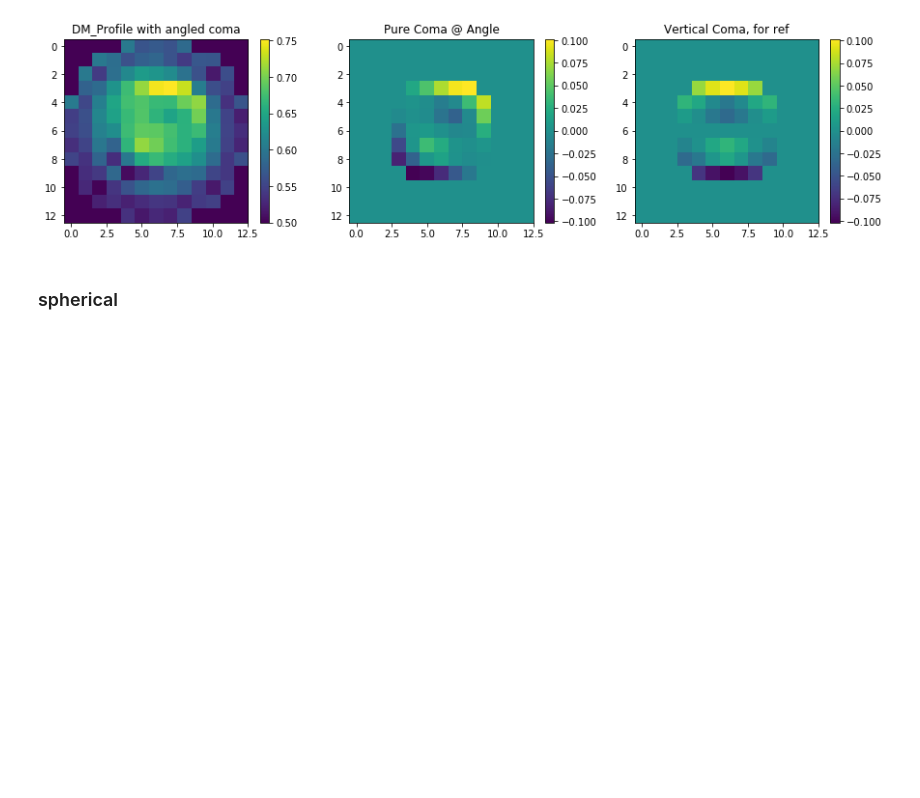
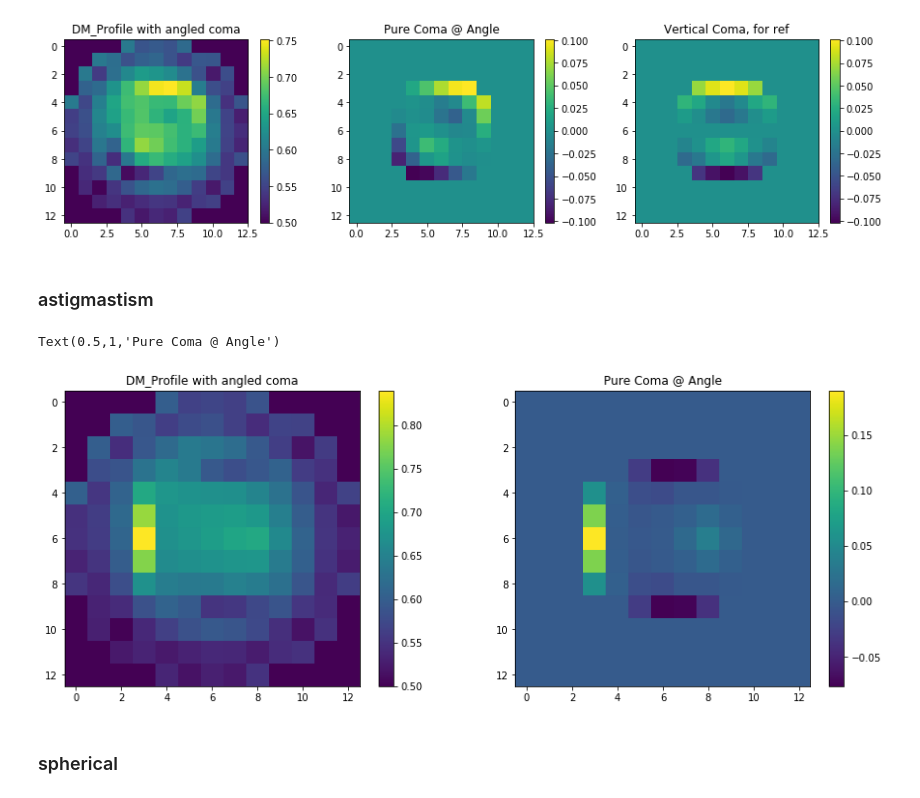
Before and after one commit to aquirdTurtle/Data-Analysis-Code, a Jupyter notebook: DM_Profiles/MarksDmProfileCreator.ipynb, the cells around one changed output. Saved outputs shown, nothing was run; the diff lists cells and outputs as text; code cells hidden in the pictures; blank space fills up the shorter version.

```diff
--- a/DM_Profiles/MarksDmProfileCreator.ipynb
+++ b/DM_Profiles/MarksDmProfileCreator.ipynb
@@ -164,3 +168,13 @@ def addComa(zAmps, comaMag, comaAngle):
+# %%
+def addAstigmatism(zAmps, astigMag, astigAngle):
+    """
+    Adds at a particular angle and magnitude to a list of zernike amplituders.
+    Astigmatism is 2,2 and 2,-2, so symmetric under pi rotation
+    """
+    x,y = toCartesian(astigMag,astigAngle)
+    zAmps[3] += x
+    zAmps[5] += y
+    return zAmps
 # %%
 def createZernikeArray(amplitudes, baselineFile):
     vals = []
@@ -244,6 +258,27 @@ colorbar(im, ax=ax[2])
 # %% [output]
 <matplotlib.colorbar.Colorbar at 0x...>
 [figure]
+# %% [markdown]
+### astigmastism
+# %%
+currentAmps = np.linspace(0,0,45)
+mag = 0.2
+vals_base = createZernikeArray( np.zeros(45), '25CW012#060_CLOSED_LOOP_COMMANDS.txt' )
+vals_new = createZernikeArray( addComa(addAstigmatism(currentAmps,0.2,1*np.pi/2),0.1,3*np.pi/2), '25CW012#060_CLOSED_LOOP_COMMANDS.txt')
+# %%
+f, ax = subplots(1,2,figsize=(15,5.5))
+im = ax[0].imshow(makeIm(vals_new))
+colorbar(im, ax=ax[0])
+diffNew = makeIm(vals_new)-makeIm(vals_base)
+ax[0].set_title('DM_Profile with angled coma')
+im = ax[1].imshow(diffNew)
+colorbar(im, ax=ax[1])
+ax[1].set_title('Pure Coma @ Angle')
+
+#colorbar()
+# %% [output]
+Text(0.5,1,'Pure Coma @ Angle')
+[figure, added]
 # %% [markdown]
 ### spherical
 # %%
```
Also changed, not shown: parts of 4 cells of this notebook.
